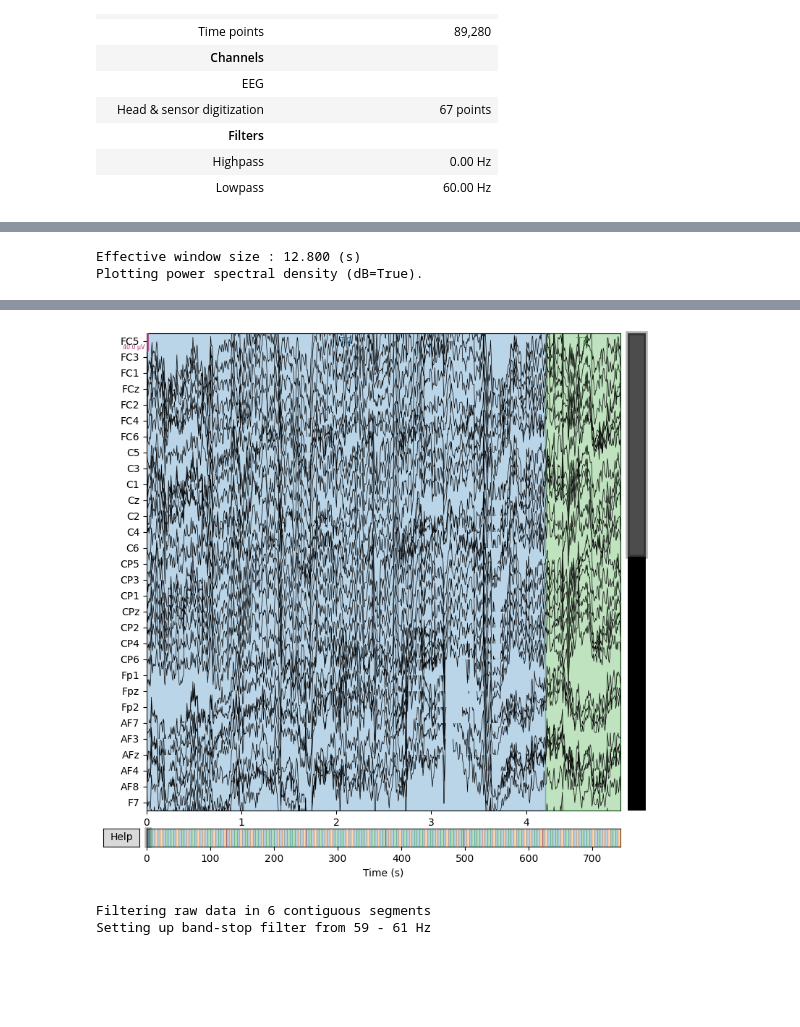
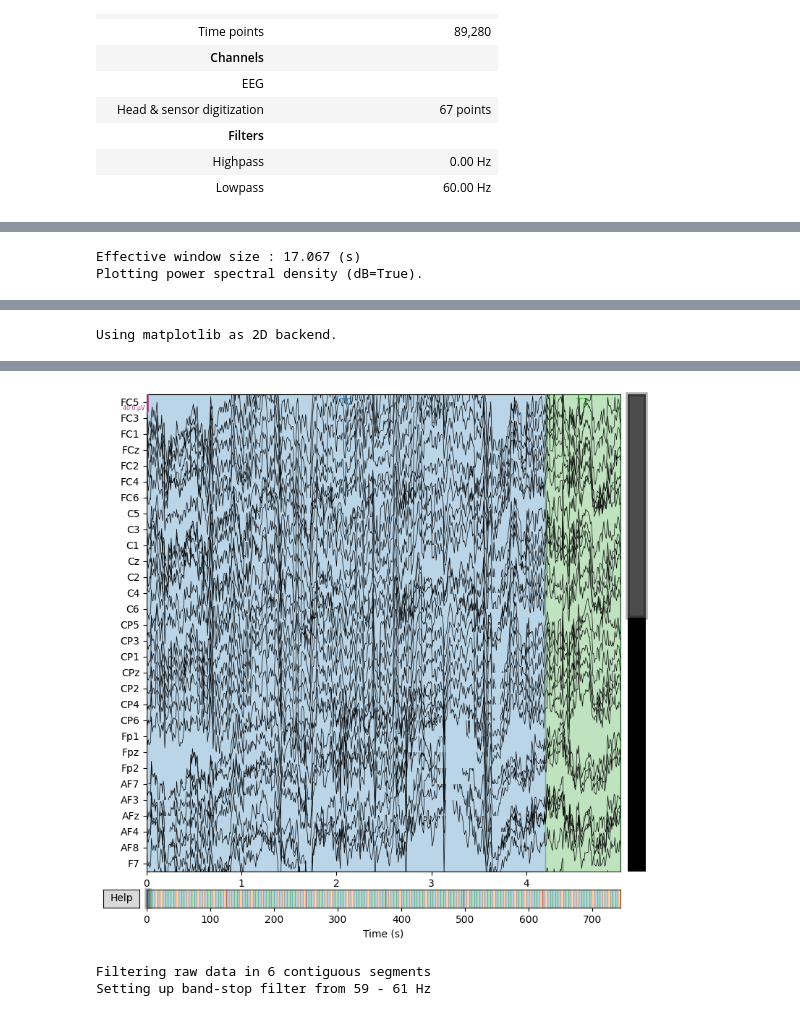
Before and after one commit to Nia9-4/CNN-Transformer-EEG-BCI-26, a Jupyter notebook: notebooks/datapreprocessing.ipynb, the cells around one changed output, grey strips where cells are left out. Saved outputs shown, nothing was run; the diff lists cells and outputs as text; code cells hidden in the pictures; blank space fills up the shorter version.

```diff
--- a/notebooks/datapreprocessing.ipynb
+++ b/notebooks/datapreprocessing.ipynb
@@ -129,16 +130,17 @@ fig.savefig('sensor_placement.png', dpi=300)
 # %%
 # Power spectral density (PSD) for each sensor type
 # Visualize spectral features, freq-by-freq decomposition of signal
-raw.compute_psd(fmax=80).plot(picks="data", exclude="bads", amplitude=False)
+raw.compute_psd(fmax=60).plot(picks="data", exclude="bads", amplitude=False)
 raw.plot(duration=5, n_channels=30)
 # %% [output]
-Effective window size : 12.800 (s)
+Effective window size : 17.067 (s)
 Plotting power spectral density (dB=True).
 [interactive output not drawn]
 [interactive output not drawn]
+Using matplotlib as 2D backend.
 [interactive output not drawn]
 [interactive output not drawn]
-[figure, old version]
+[figure, new version]
 # %%
 # Filtering
 # Remove 60 Hz power line noise using notch filter
```
Also changed, not shown: parts of 2 cells of this notebook, 1 other file.
